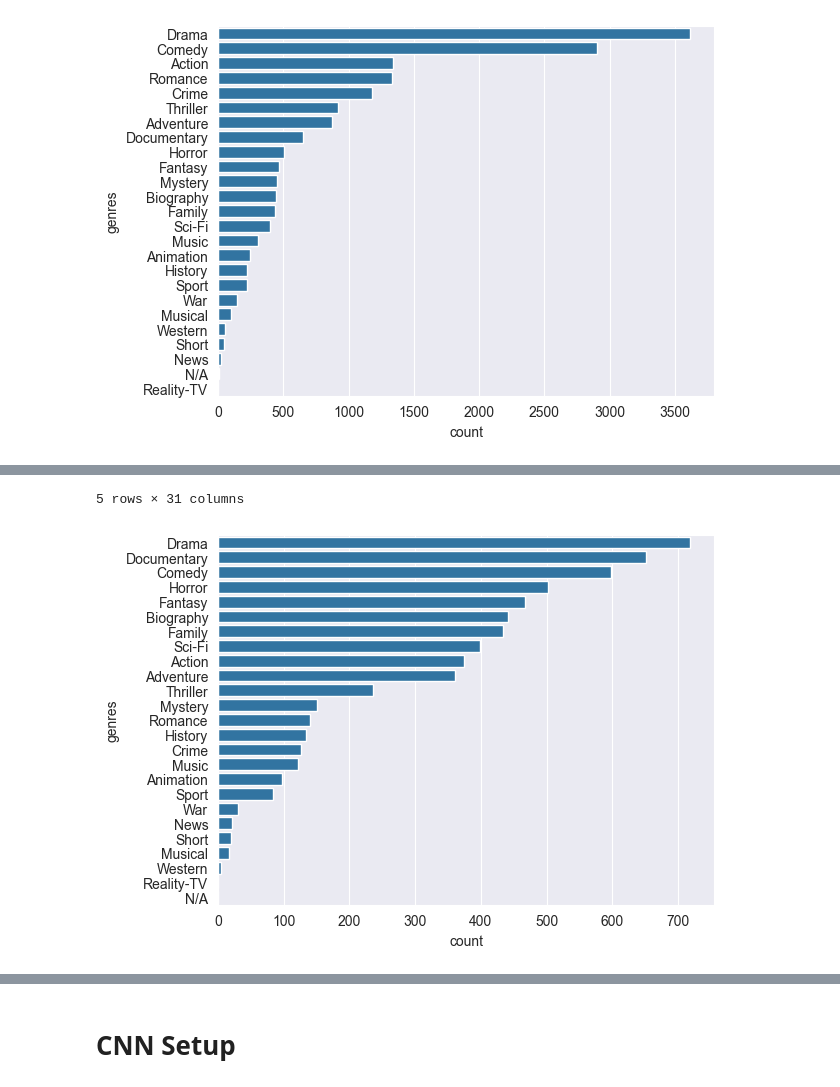
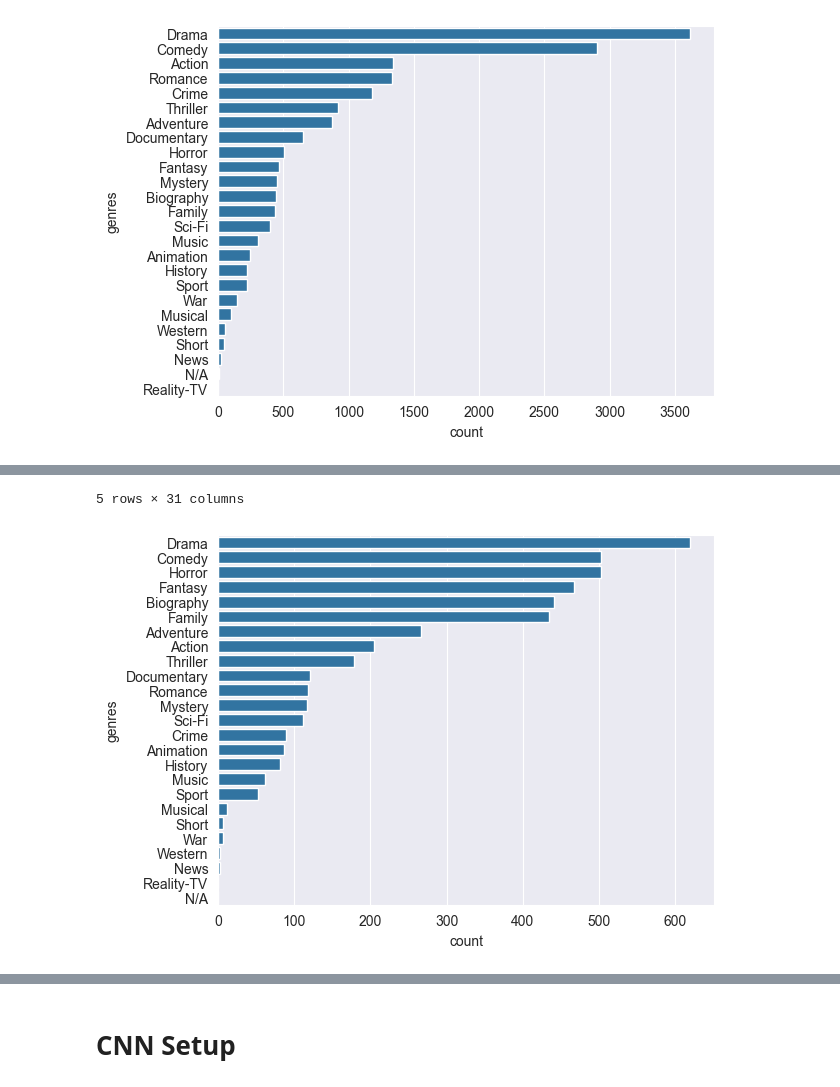
Before and after one commit to aalolexx/cnn-movie-poster-genre-prediction, a Jupyter notebook: poster_predictor.ipynb, the cells around one changed output, grey strips where cells are left out. Drawn from its saved outputs; the diff is of its cells as text; code cells hidden in the pictures.

```diff
--- a/poster_predictor.ipynb
+++ b/poster_predictor.ipynb
@@ -96,14 +101,12 @@ print_genre_occurence(df)
 ---- Genre Distribution with multi genre possibility  ----
 [figure]
 # %%
-genres_to_predict = ['Documentary', 'Horror', 'Fantasy', 'Biography', 'Family', 'Sci-Fi']
+genres_to_predict = ['Horror', 'Fantasy', 'Biography', 'Family']
 df = df[
-    (df['Documentary'] == 1)
-    | (df['Horror'] == 1)
+    (df['Horror'] == 1)
     | (df['Fantasy'] == 1)
     | (df['Biography'] == 1)
     | (df['Family'] == 1)
-    | (df['Sci-Fi'] == 1)
 ]
 
 df['genres_to_predict'] = df['genre_array'].apply(
@@ -124,3 +127,3 @@ df.head(5)
 5 rows × 31 columns
-[figure, old version]
+[figure, new version]
 # %%
```
Also changed, not shown: parts of 13 cells of this notebook.
